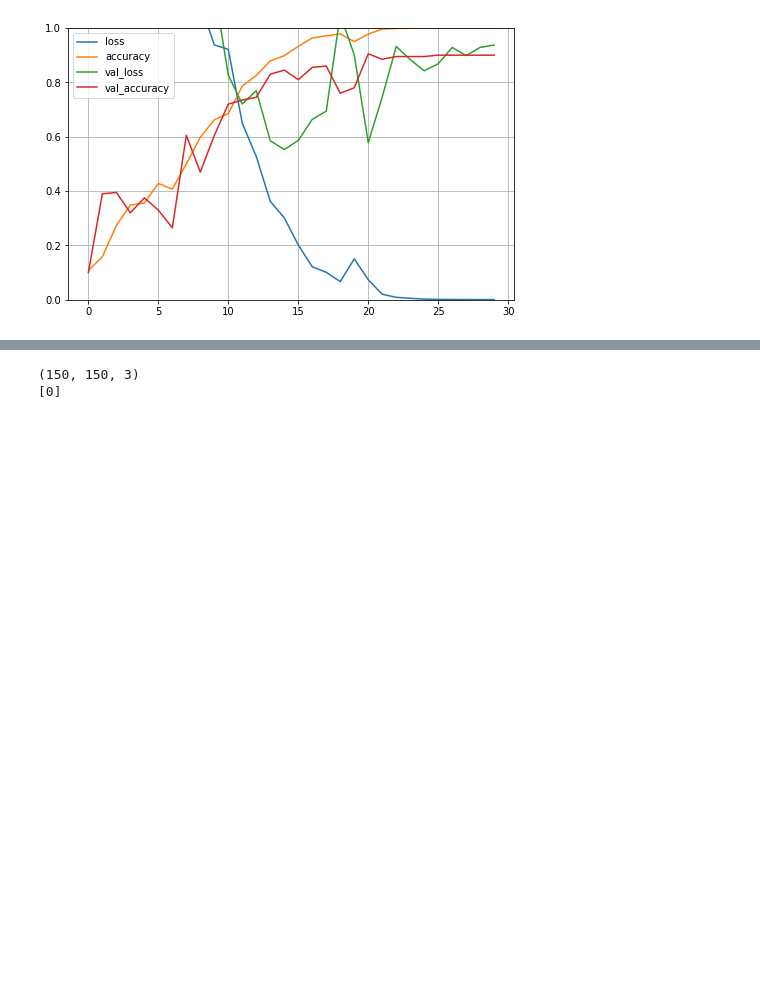
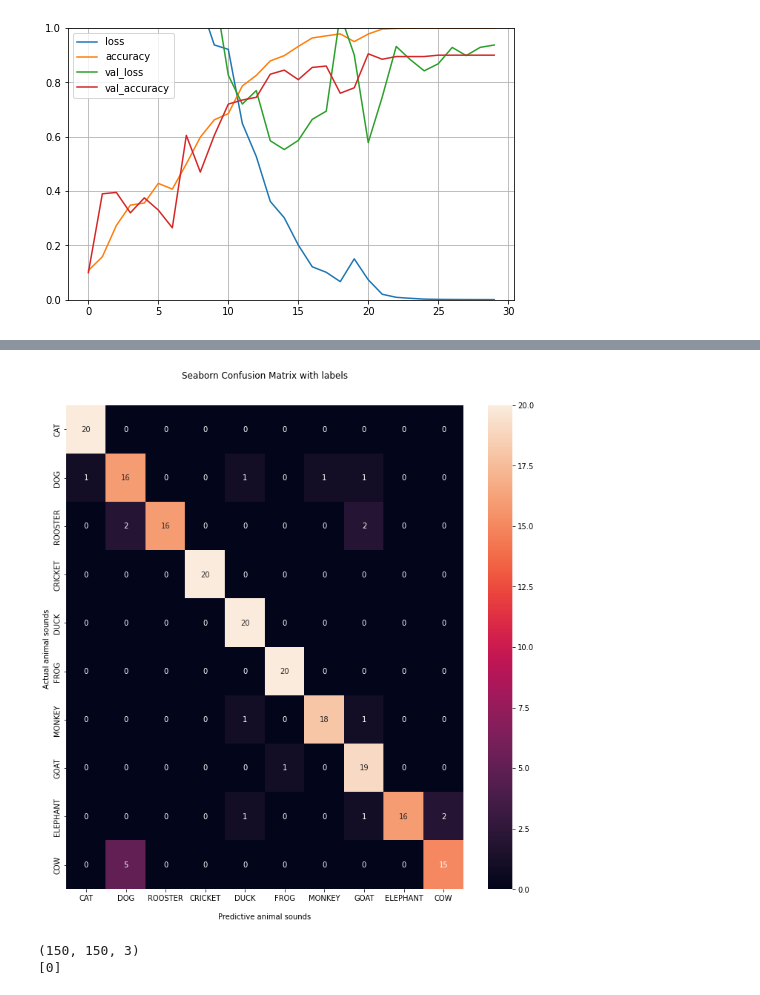
Before and after one commit to QuangLe102/Classification_animal, a Jupyter notebook: Classification_animal.ipynb, the cells around one changed output, grey strips where cells are left out. Saved outputs shown, nothing was run; the diff lists cells and outputs as text; code cells hidden in the pictures; blank space fills up the shorter version.

```diff
--- a/Classification_animal.ipynb
+++ b/Classification_animal.ipynb
@@ -146,0 +154,4 @@ model1 = keras.models.load_model('../content/Classification.h5')
+# %%
+y_hat = model1.predict(x_test)
+y_pred = np.argmax(y_hat, axis=1)
+y_pred
@@ -146,0 +169,3 @@ model1 = keras.models.load_model('../content/Classification.h5')
+# %%
+y_test_label = np.argmax(y_test, axis = 1)
+y_test_label
@@ -146,0 +183,19 @@ model1 = keras.models.load_model('../content/Classification.h5')
+# %%
+# Tính accuracy: (tp + tn) / (p + n)
+accuracy = accuracy_score(y_test_label, y_pred)
+print('Accuracy: %f' % accuracy)
+# Tính precision tp / (tp + fp)
+precision = precision_score(y_test_label, y_pred, average='macro')
+print('Precision: %f' % precision)
+# Tính recall: tp / (tp + fn)
+recall = recall_score(y_test_label, y_pred, average='macro')
+print('Recall: %f' % recall)
+# Tính f1: 2 tp / (2 tp + fp + fn)
+f1 = f1_score(y_test_label, y_pred, average='macro')
+print('F1 score: %f' % f1)
+# Tính Area under ROC
+auc = roc_auc_score(y_test, y_hat, multi_class='ovr')
+print('ROC AUC: %f' % auc)
+# Tính confusion matrix
+matrix = confusion_matrix(y_test_label, y_pred)
+print(matrix)
@@ -147,3 +218,21 @@ model1 = keras.models.load_model('../content/Classification.h5')
+# %%
+import seaborn as sns
+plt.subplots(figsize = (12,12))
+ax = sns.heatmap(matrix, annot=True)
+
+ax.set_title('Seaborn Confusion Matrix with labels\n\n');
+ax.set_xlabel('\nPredictive animal sounds')
+ax.set_ylabel('Actual animal sounds ');
+
+## Ticket labels - List must be in alphabetical order
+ax.xaxis.set_ticklabels(['CAT', 'DOG','ROOSTER','CRICKET','DUCK','FROG','MONKEY','GOAT','ELEPHANT','COW'])
+ax.yaxis.set_ticklabels(['CAT', 'DOG','ROOSTER','CRICKET','DUCK','FROG','MONKEY','GOAT','ELEPHANT','COW'])
+
+## Display the visualization of the Confusion Matrix.
+
+plt.show()
+# %% [output]
+[figure, added]
 # %%
 #Classify by image in test file
 #Each animal has 20 audio files in the test file
```
Also changed, not shown: parts of 7 cells of this notebook.
